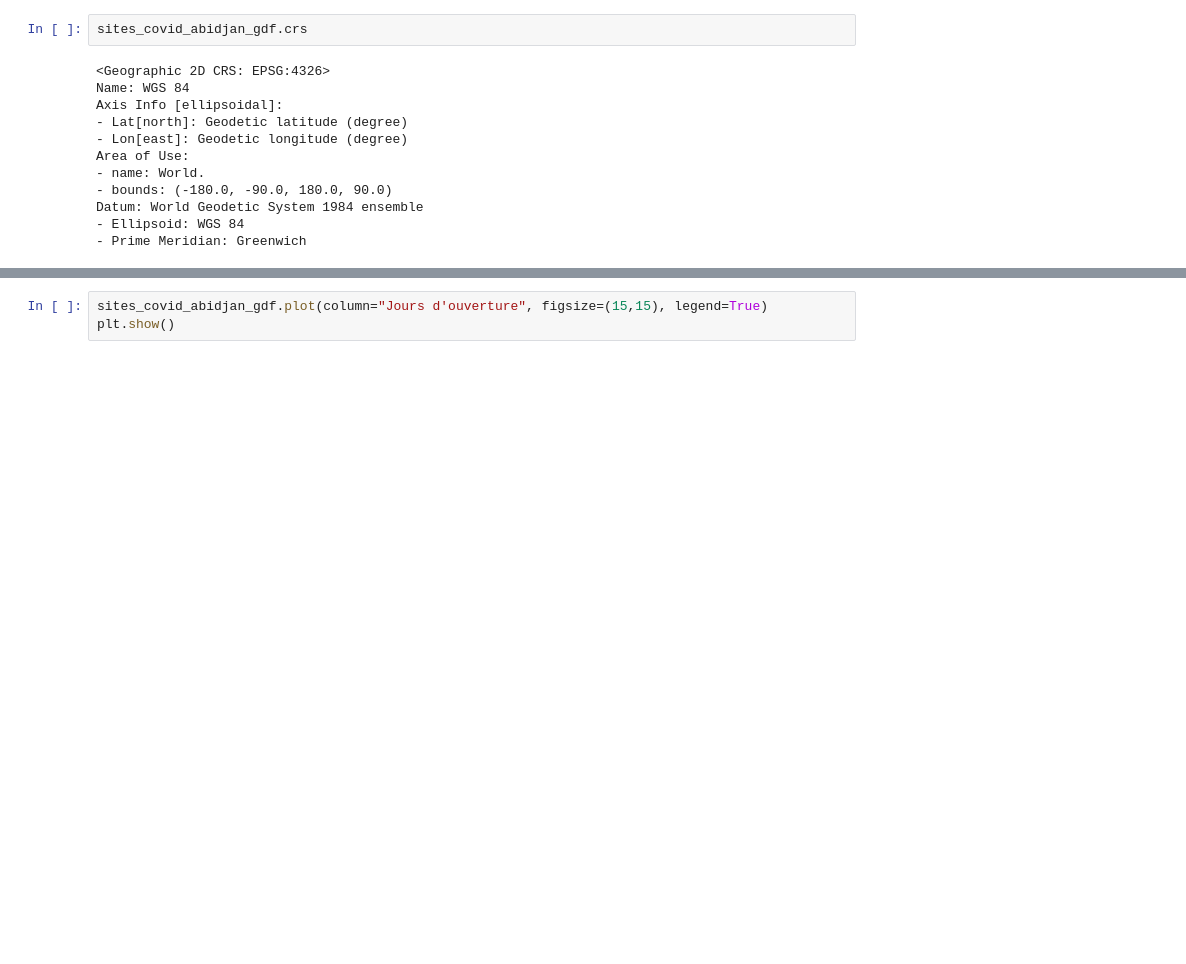
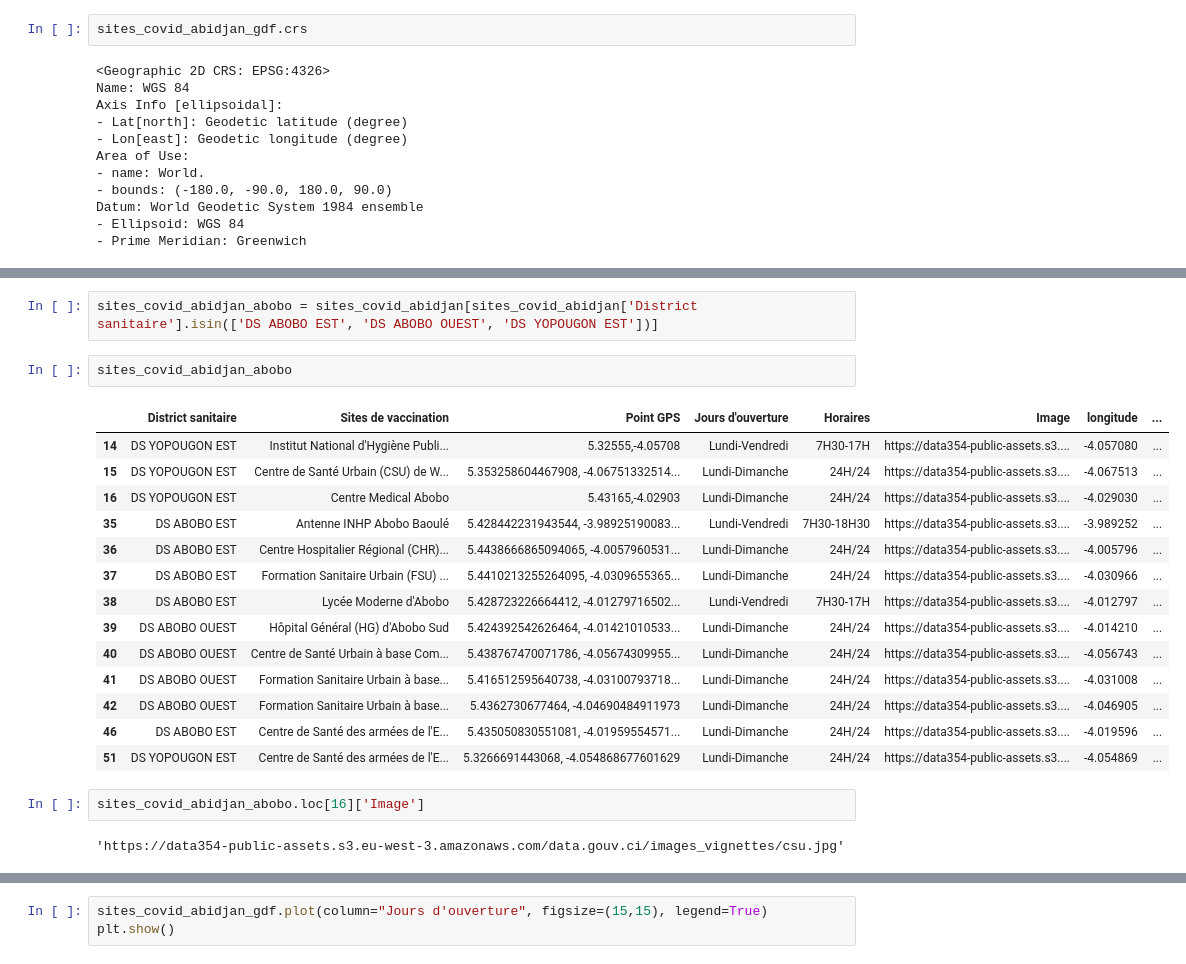
Before and after one commit to Djatche/Abidjan-sites-covid, a Jupyter notebook: covid_19_abidjan.ipynb, the cells around one changed output, grey strips where cells are left out. Drawn from its saved outputs; the diff is of its cells as text; blank space fills up the shorter version.

```diff
--- a/covid_19_abidjan.ipynb
+++ b/covid_19_abidjan.ipynb
@@ -205,4 +320,27 @@ Datum: World Geodetic System 1984 ensemble
 sites_covid_abidjan_gdf.explore(column="District sanitaire")
 # %% [output]
 [interactive output not drawn]
+# %%
+sites_covid_abidjan_abobo = sites_covid_abidjan[sites_covid_abidjan['District sanitaire'].isin(['DS ABOBO EST', 'DS ABOBO OUEST', 'DS YOPOUGON EST'])]
+# %%
+sites_covid_abidjan_abobo
+# %% [output]
+|  | District sanitaire | Sites de vaccination | Point GPS | Jours d'ouverture | Horaires | Image | longitude | ... |
+| 14 | DS YOPOUGON EST | Institut National d'Hygiène Publi... | 5.32555,-4.05708 | Lundi-Vendredi | 7H30-17H | https://data354-public-assets.s3.... | -4.057080 | ... |
+| 15 | DS YOPOUGON EST | Centre de Santé Urbain (CSU) de W... | 5.353258604467908, -4.06751332514... | Lundi-Dimanche | 24H/24 | https://data354-public-assets.s3.... | -4.067513 | ... |
+| 16 | DS YOPOUGON EST | Centre Medical Abobo | 5.43165,-4.02903 | Lundi-Dimanche | 24H/24 | https://data354-public-assets.s3.... | -4.029030 | ... |
+| 35 | DS ABOBO EST | Antenne INHP Abobo Baoulé | 5.428442231943544, -3.98925190083... | Lundi-Vendredi | 7H30-18H30 | https://data354-public-assets.s3.... | -3.989252 | ... |
+| 36 | DS ABOBO EST | Centre Hospitalier Régional (CHR)... | 5.4438666865094065, -4.0057960531... | Lundi-Dimanche | 24H/24 | https://data354-public-assets.s3.... | -4.005796 | ... |
+| 37 | DS ABOBO EST | Formation Sanitaire Urbain (FSU) ... | 5.4410213255264095, -4.0309655365... | Lundi-Dimanche | 24H/24 | https://data354-public-assets.s3.... | -4.030966 | ... |
+| 38 | DS ABOBO EST | Lycée Moderne d'Abobo | 5.428723226664412, -4.01279716502... | Lundi-Vendredi | 7H30-17H | https://data354-public-assets.s3.... | -4.012797 | ... |
+| 39 | DS ABOBO OUEST | Hôpital Général (HG) d'Abobo Sud | 5.424392542626464, -4.01421010533... | Lundi-Dimanche | 24H/24 | https://data354-public-assets.s3.... | -4.014210 | ... |
+| 40 | DS ABOBO OUEST | Centre de Santé Urbain à base Com... | 5.438767470071786, -4.05674309955... | Lundi-Dimanche | 24H/24 | https://data354-public-assets.s3.... | -4.056743 | ... |
+| 41 | DS ABOBO OUEST | Formation Sanitaire Urbain à base... | 5.416512595640738, -4.03100793718... | Lundi-Dimanche | 24H/24 | https://data354-public-assets.s3.... | -4.031008 | ... |
+| 42 | DS ABOBO OUEST | Formation Sanitaire Urbain à base... | 5.4362730677464, -4.04690484911973 | Lundi-Dimanche | 24H/24 | https://data354-public-assets.s3.... | -4.046905 | ... |
+| 46 | DS ABOBO EST | Centre de Santé des armées de l'E... | 5.435050830551081, -4.01959554571... | Lundi-Dimanche | 24H/24 | https://data354-public-assets.s3.... | -4.019596 | ... |
+| 51 | DS YOPOUGON EST | Centre de Santé des armées de l'E... | 5.3266691443068, -4.054868677601629 | Lundi-Dimanche | 24H/24 | https://data354-public-assets.s3.... | -4.054869 | ... |
+# %%
+sites_covid_abidjan_abobo.loc[16]['Image']
+# %% [output]
+'https://data354-public-assets.s3.eu-west-3.amazonaws.com/data.gouv.ci/images_vignettes/csu.jpg'
 # %%
```
Also changed, not shown: parts of 32 cells of this notebook.
